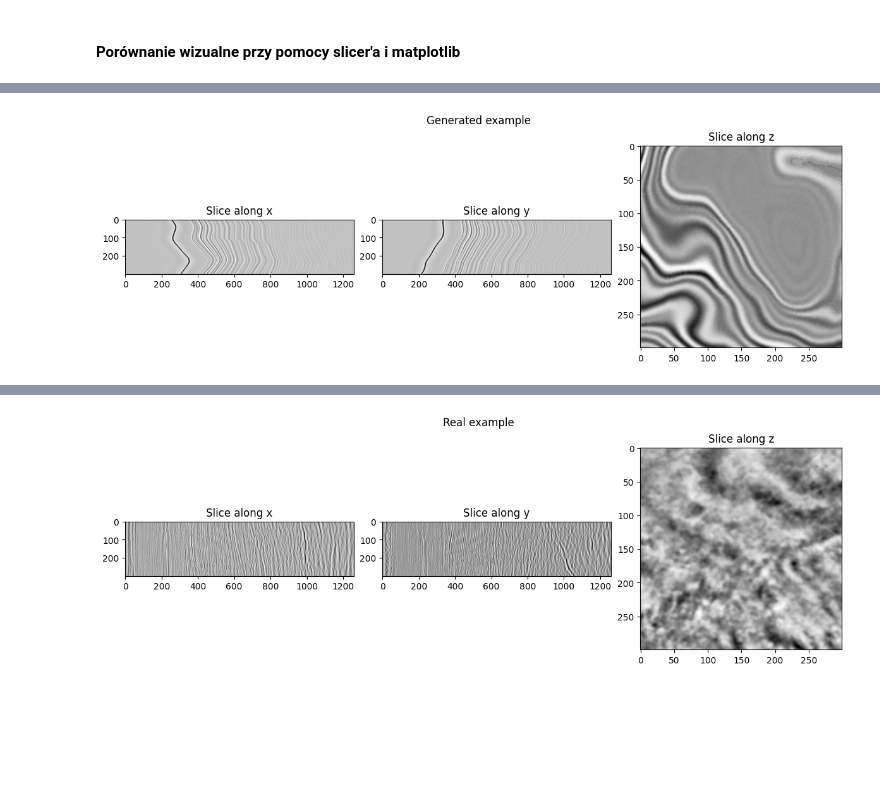
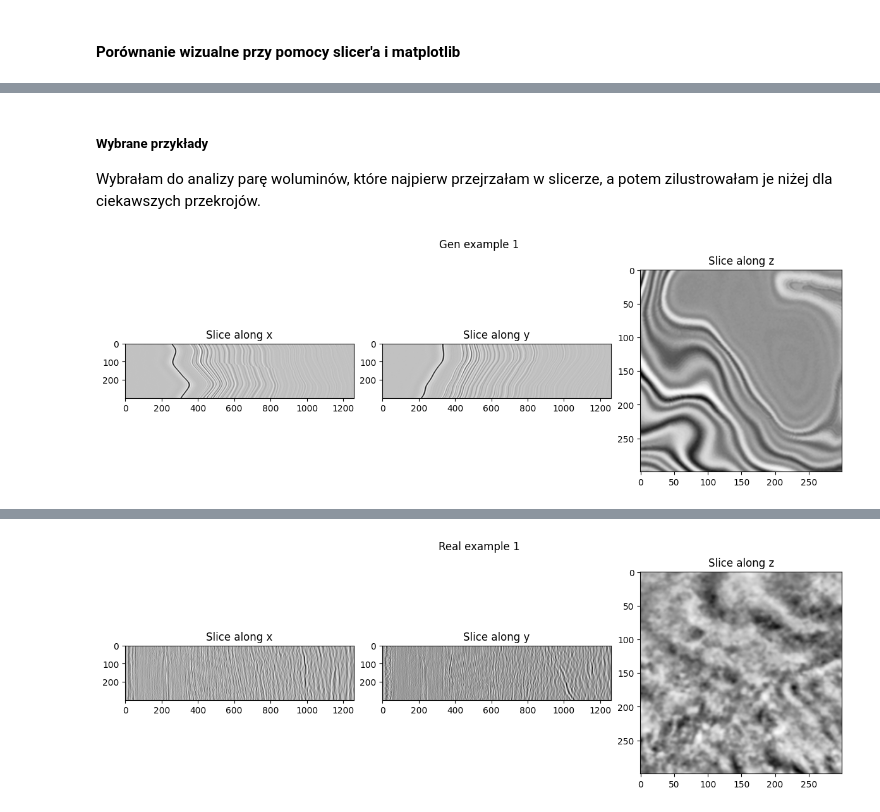
Before and after one commit to Solvro/ml-ptp-team2, a Jupyter notebook: notebooks/eda.ipynb, the cells around one changed output, grey strips where cells are left out. Cells and saved outputs as stored; diff of their text form; code cells hidden in the pictures; blank space fills up the shorter version.

```diff
--- a/notebooks/eda.ipynb
+++ b/notebooks/eda.ipynb
@@ -137,6 +147,16 @@ Widać, że przekroje różnią się między sobą - dane wygenerowane są "mnie
+# %% [markdown]
+##### Wybrane przykłady
+Wybrałam do analizy parę woluminów, które najpierw przejrzałam w slicerze, a potem zilustrowałam je niżej dla ciekawszych przekrojów.
 # %%
-gen_example = nib.load(train_generated_dir / 'seismicCubes_RFC_fullstack_2023.76346560.nii.gz')
-real_example = nib.load(train_real_dir / '5pwxk3jblh.nii.gz')
+gen_examples = [
+    nib.load(train_generated_dir / 'seismicCubes_RFC_fullstack_2023.76346560.nii.gz'),
+    nib.load(train_generated_dir / 'seismicCubes_RFC_fullstack_2023.76346962.nii.gz'),
+    nib.load(train_generated_dir / 'seismicCubes_RFC_fullstack_2023.76346988.nii.gz'),
+]
+real_examples = [
+    nib.load(train_real_dir / '5pwxk3jblh.nii.gz'),
+    nib.load(train_real_dir / 'b0efvd3qil.nii.gz'),
+]
 # %%
 def visualize_slices(nib_img, x, y, z, title):
     plt.figure(figsize=(12, 4), constrained_layout=True)
@@ -147,6 +167,6 @@ def visualize_slices(nib_img, x, y, z, title):
         plt.imshow(nib_img.get_fdata()[slices[i]], cmap='Greys')
         plt.title(f'Slice along {DIMS[i]}')
 # %%
-visualize_slices(gen_example, 150, 150, 400, 'Generated example')
+visualize_slices(gen_examples[0], 150, 150, 400, 'Gen example 1')
 # %% [output]
-[figure, old version]
+[figure, new version]
```
Also changed, not shown: parts of 35 cells of this notebook.
